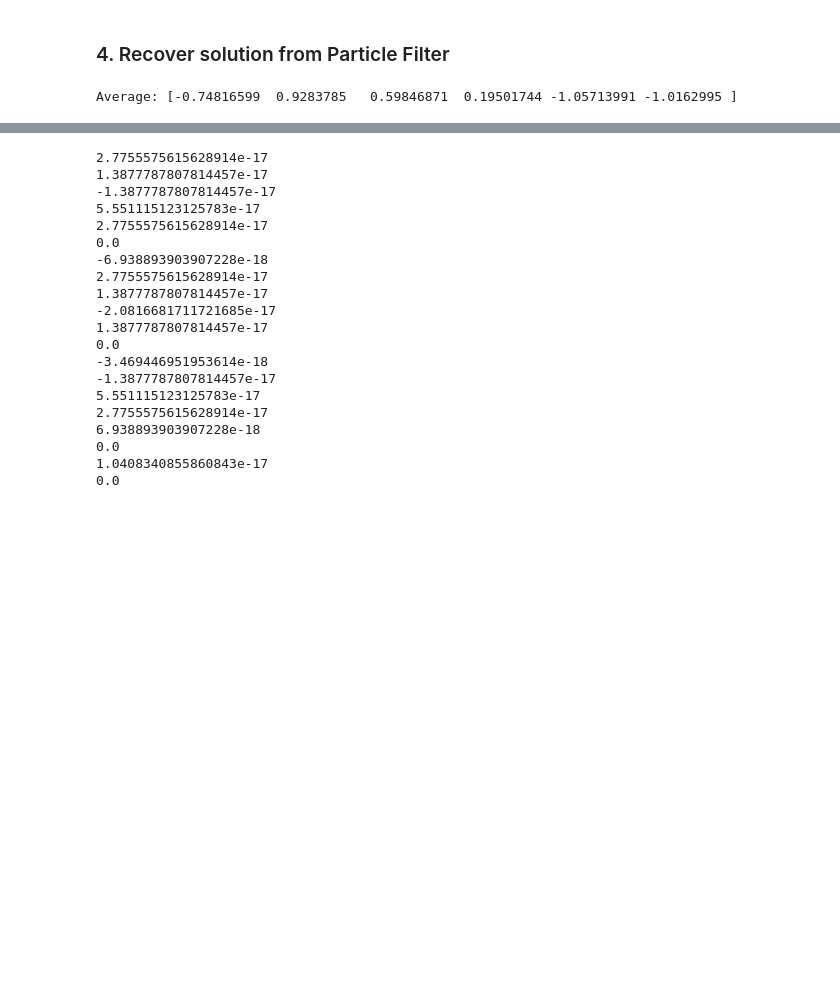
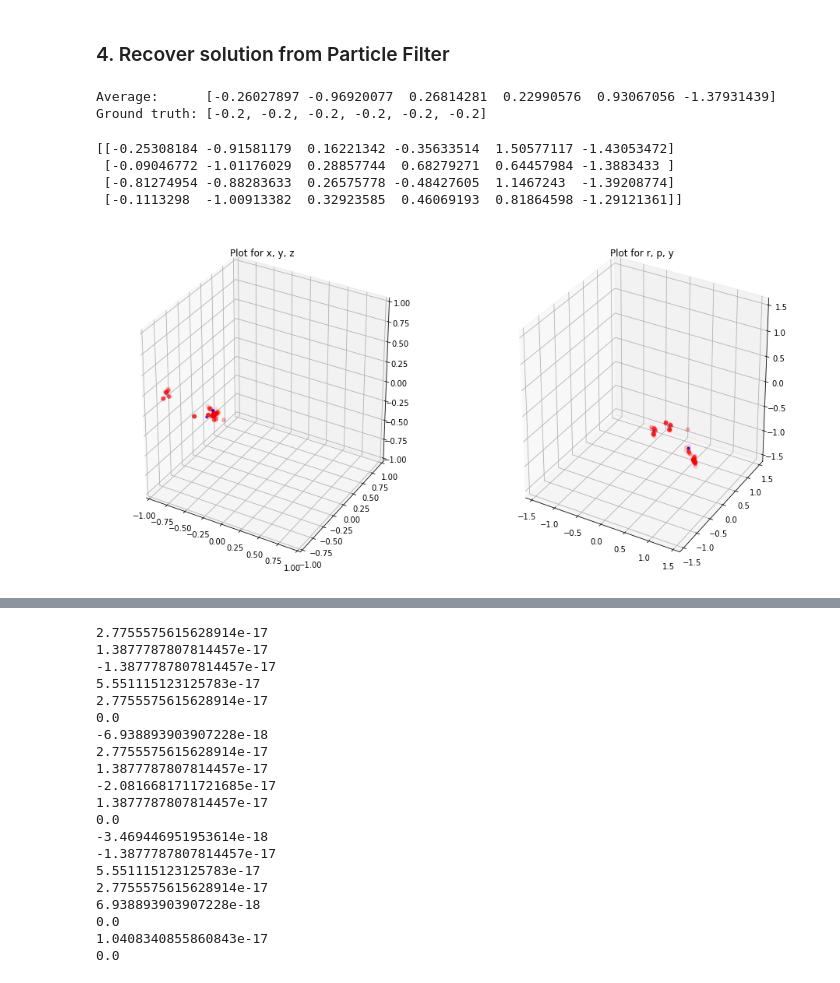
Before and after one commit to seventwoten/pcpf, a Jupyter notebook: ParticleFilter_TR.ipynb, the cells around one changed output, grey strips where cells are left out. Saved outputs shown, nothing was run; the diff lists cells and outputs as text; code cells hidden in the pictures; blank space fills up the shorter version.

```diff
--- a/ParticleFilter_TR.ipynb
+++ b/ParticleFilter_TR.ipynb
@@ -288,9 +312,46 @@ Iteration: 26
 # %%
 # Print average
 ave = np.average(S_new[:-1, :], axis = 1)
-print("Average: " + str(ave))
+print("Average:      " + str(ave))
+print("Ground truth: " + str([diff] * 6))
 # %% [output]
-Average: [-0.74816599  0.9283785   0.59846871  0.19501744 -1.05713991 -1.0162995 ]
+Average:      [-0.26027897 -0.96920077  0.26814281  0.22990576  0.93067056 -1.37931439]
+Ground truth: [-0.2, -0.2, -0.2, -0.2, -0.2, -0.2]
+# %%
+# Retrieve clusters
+from sklearn.cluster import KMeans
+
+num_clusters = 4
+
+kmeans_model = KMeans(n_clusters = num_clusters).fit(S_new[:-1, :].T)
+results = kmeans_model.cluster_centers_
+print(results)
+
+res = results.T
+
+fig = plt.figure(figsize = (16,8))
+ax1 = fig.add_subplot(121, projection='3d')
+ax1.scatter(*S_new[:3,:200], zdir='z', c= 'red', alpha=0.1)
+ax1.scatter(*res[:3,:], zdir='z', c= 'blue', s=10)
+ax1.set_xlim3d(-1, 1)
+ax1.set_ylim3d(-1, 1)
+ax1.set_zlim3d(-1, 1)
+ax1.set_title("Plot for x, y, z")
+
+ax2 = fig.add_subplot(122, projection='3d')
+ax2.scatter(*S_new[3:,:200], c= 'red', alpha=0.1)
+ax2.scatter(*res[3:,:], zdir='z', c= 'blue', s=10)
+ax2.set_xlim3d(-pi/2, pi/2)
+ax2.set_ylim3d(-pi/2, pi/2)
+ax2.set_zlim3d(-pi/2, pi/2)
+ax2.set_title("Plot for r, p, y")
+plt.show()
+# %% [output]
+[[-0.25308184 -0.91581179  0.16221342 -0.35633514  1.50577117 -1.43053472]
+ [-0.09046772 -1.01176029  0.28857744  0.68279271  0.64457984 -1.3883433 ]
+ [-0.81274954 -0.88283633  0.26575778 -0.48427605  1.1467243  -1.39208774]
+ [-0.1113298  -1.00913382  0.32923585  0.46069193  0.81864598 -1.29121361]]
+[figure, added]
 # %%
 # Compare translation with ground truth by normalising both vectors
 gt = np.array([diff, diff, diff])
```
Also changed, not shown: parts of 9 cells of this notebook, 1 other file.
